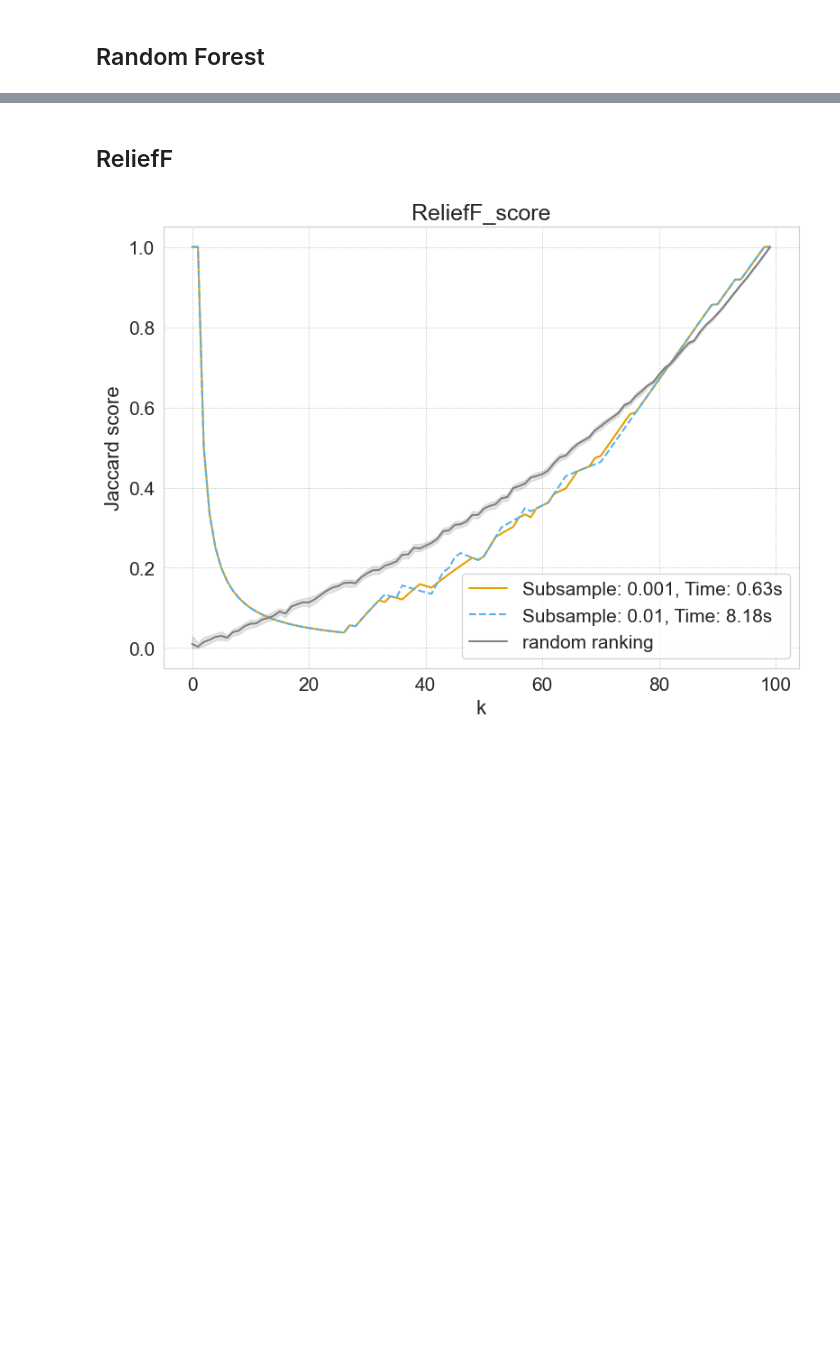
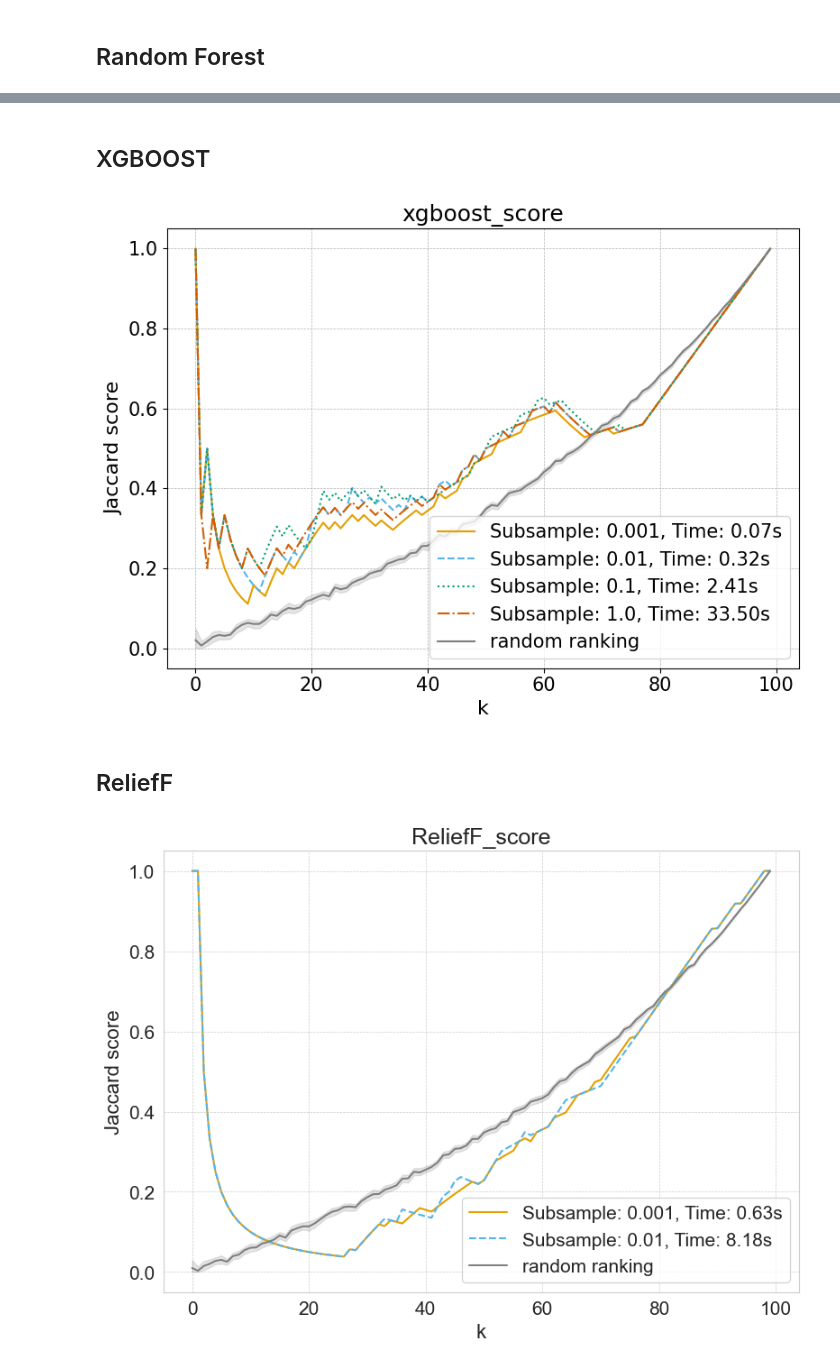
Before and after one commit to amadejp/DS_Project_Feature_Selection, a Jupyter notebook: src/ranking_algos_comparison.ipynb, the cells around one changed output, grey strips where cells are left out. Cells and saved outputs as stored; diff of their text form; code cells hidden in the pictures; blank space fills up the shorter version.

```diff
--- a/src/ranking_algos_comparison.ipynb
+++ b/src/ranking_algos_comparison.ipynb
@@ -103,3 +104,15 @@ hf.plot_ranking_results_same_algo(json_files_rf)
+# %% [markdown]
+## XGBOOST
+# %%
+json_files_xgboost = [
+                'results/xgboost_score_seed0_sub0.001_features-all.json',
+                'results/xgboost_score_seed0_sub0.01_features-all.json',
+                'results/xgboost_score_seed0_sub0.1_features-all.json',
+                'results/xgboost_score_seed0_sub1.0_features-all.json']
+
+hf.plot_ranking_results_same_algo(json_files_xgboost)
+# %% [output]
+[figure, added]
 # %% [markdown]
 ## ReliefF
 # %%
```
Also changed, not shown: parts of 8 cells of this notebook.
